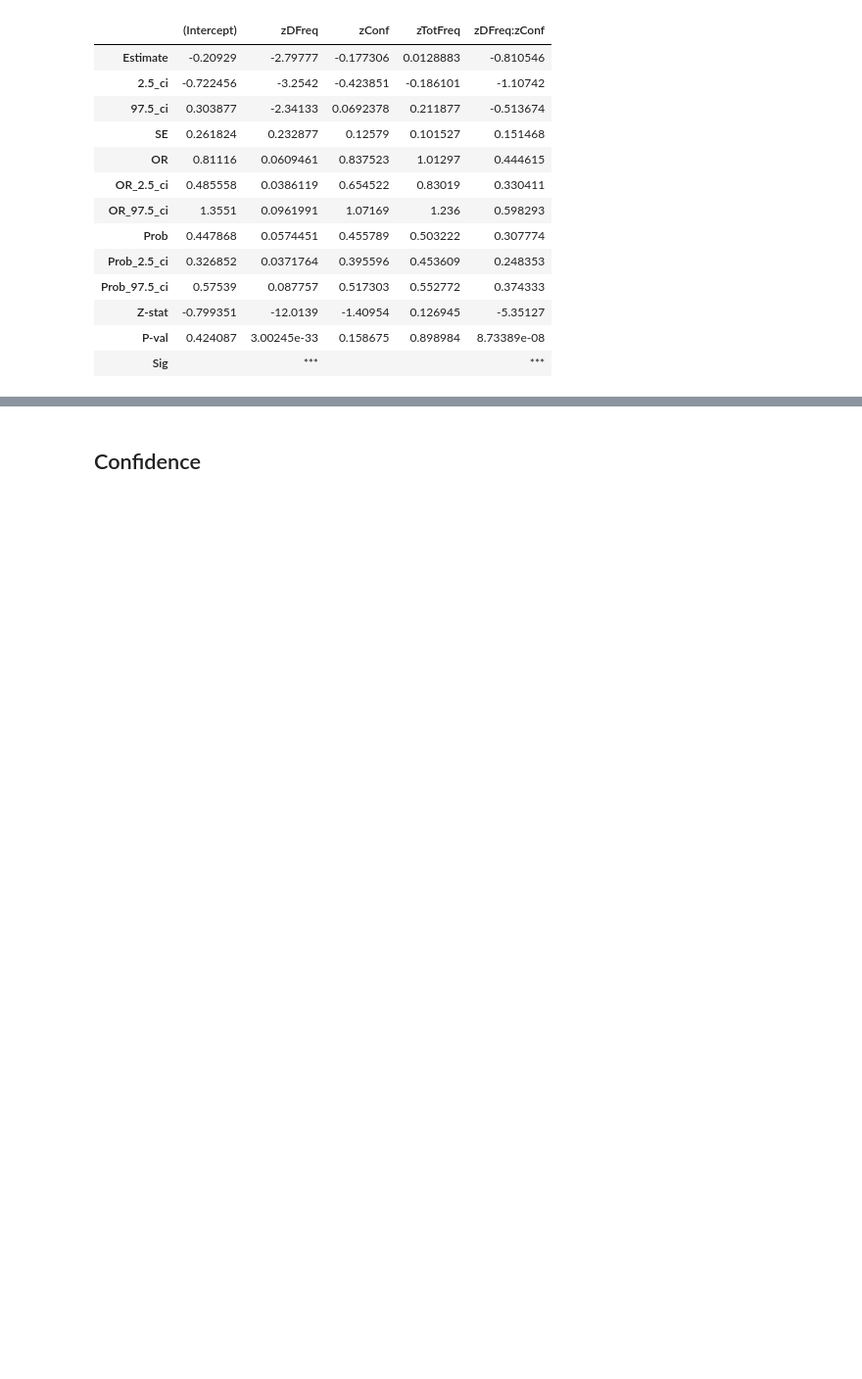
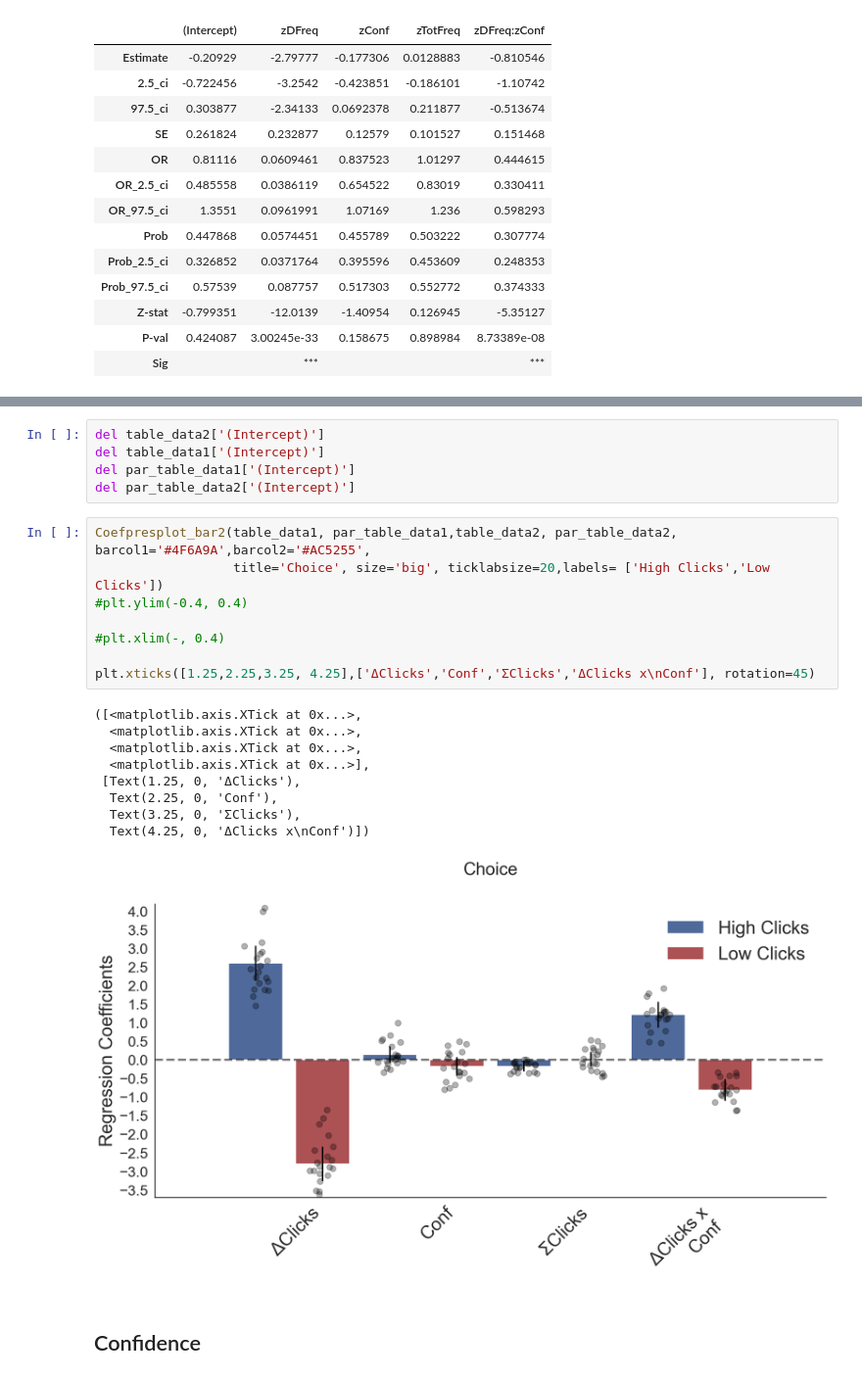
Before and after one commit to pradysepulveda/pupilPEB2021, a Jupyter notebook: Code PupilClicks/PEB2021_PupilSelect.ipynb, the cells around one changed output, grey strips where cells are left out. Shown at 98% size. Drawn from its saved outputs; the diff is of its cells as text; blank space fills up the shorter version.

```diff
--- a/Code PupilClicks/PEB2021_PupilSelect.ipynb
+++ b/Code PupilClicks/PEB2021_PupilSelect.ipynb
@@ -816,3 +816,26 @@ plt.xticks([1.25,2.25,3.25, 4.25,5.25],['(Inter)','ΔClicks','Conf','ΣClicks','
+# %%
+del table_data2['(Intercept)']
+del table_data1['(Intercept)']
+del par_table_data1['(Intercept)']
+del par_table_data2['(Intercept)']
+# %%
+Coefpresplot_bar2(table_data1, par_table_data1,table_data2, par_table_data2, barcol1='#4F6A9A',barcol2='#AC5255',
+                  title='Choice', size='big', ticklabsize=20,labels= ['High Clicks','Low Clicks'])
+#plt.ylim(-0.4, 0.4)
+
+#plt.xlim(-, 0.4)
+
+plt.xticks([1.25,2.25,3.25, 4.25],['ΔClicks','Conf','ΣClicks','ΔClicks x\nConf'], rotation=45)
+# %% [output]
+([<matplotlib.axis.XTick at 0x...>,
+  <matplotlib.axis.XTick at 0x...>,
+  <matplotlib.axis.XTick at 0x...>,
+  <matplotlib.axis.XTick at 0x...>],
+ [Text(1.25, 0, 'ΔClicks'),
+  Text(2.25, 0, 'Conf'),
+  Text(3.25, 0, 'ΣClicks'),
+  Text(4.25, 0, 'ΔClicks x\nConf')])
+[figure, added]
 # %% [markdown]
 ## Confidence
 # %%
```
Also changed, not shown: parts of 17 cells of this notebook, 4 other files.
